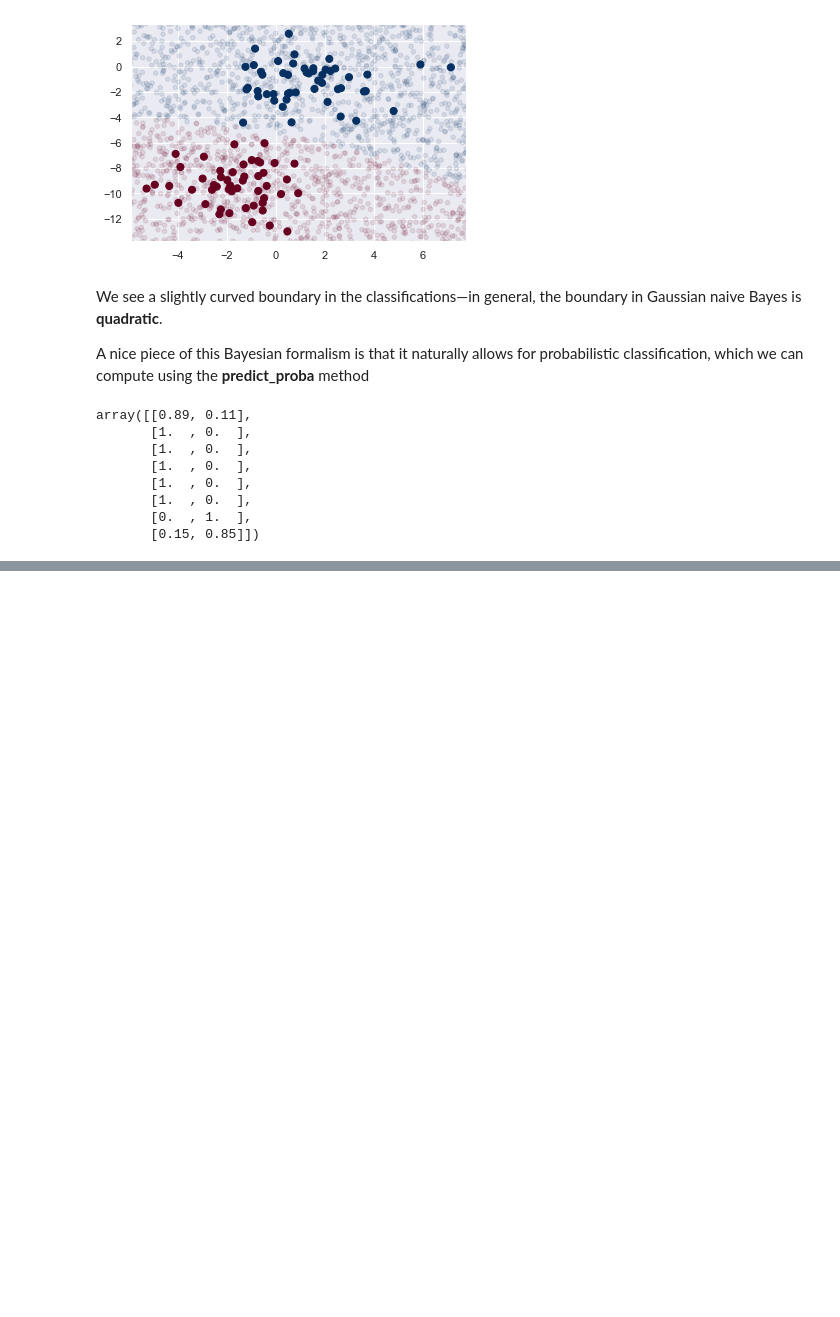
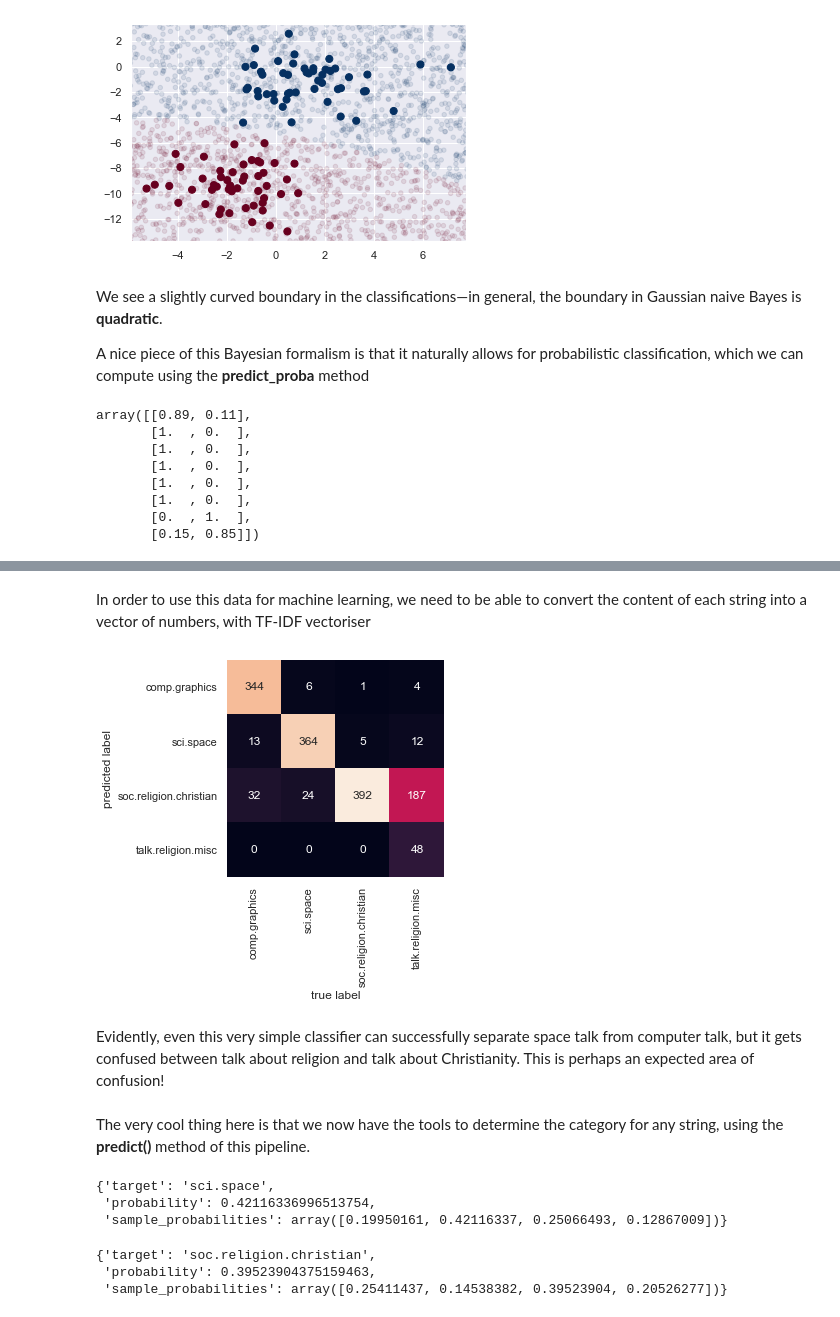
Before and after one commit to hanchiang/python-data-science-handbook, a Jupyter notebook: 5-machine-learning/5-machine-learning.ipynb, the cells around one changed output, grey strips where cells are left out. Drawn from its saved outputs; the diff is of its cells as text; code cells hidden in the pictures; blank space fills up the shorter version.

Commit message:
Multinomial naive bayes

```diff
--- a/5-machine-learning/5-machine-learning.ipynb
+++ b/5-machine-learning/5-machine-learning.ipynb
@@ -1115,0 +1161,4 @@ The columns give the posterior probabilities of the first and second label, resp
+# %%
+categories = ['talk.religion.misc', 'soc.religion.christian', 'sci.space', 'comp.graphics']
+train = fetch_20newsgroups(subset='train', categories=categories)
+test = fetch_20newsgroups(subset='test', categories=categories)
@@ -1115,0 +1185,28 @@ The columns give the posterior probabilities of the first and second label, resp
+# %% [markdown]
+In order to use this data for machine learning, we need to be able to convert the content of each string into a vector of numbers, with TF-IDF vectoriser
+# %%
+from sklearn.feature_extraction.text import TfidfVectorizer
+from sklearn.naive_bayes import MultinomialNB
+from sklearn.pipeline import make_pipeline
+
+model = make_pipeline(TfidfVectorizer(), MultinomialNB())
+# %%
+# apply the model to the training data, and predict labels for the test data:
+model.fit(train.data, train.target)
+labels = model.predict(test.data)
+# %%
+# evaluate the labels
+from sklearn.metrics import confusion_matrix
+
+mat = confusion_matrix(test.target, labels)
+sns.heatmap(mat.T, square=True, annot=True, fmt='d', cbar=False,
+xticklabels=train.target_names, yticklabels=train.target_names)
+plt.xlabel('true label')
+plt.ylabel('predicted label');
+# %% [output]
+[figure, added]
+# %% [markdown]
+Evidently, even this very simple classifier can successfully separate space talk from
+computer talk, but it gets confused between talk about religion and talk about Christianity. This is perhaps an expected area of confusion!
+# %% [markdown]
+The very cool thing here is that we now have the tools to determine the category for any string, using the **predict()** method of this pipeline.
@@ -1115,0 +1222,12 @@ The columns give the posterior probabilities of the first and second label, resp
+# %%
+predict_category('sending a payload to the ISS')
+# %% [output]
+{'target': 'sci.space',
+ 'probability': 0.42116336996513754,
+ 'sample_probabilities': array([0.19950161, 0.42116337, 0.25066493, 0.12867009])}
+# %%
+predict_category('discussing islam vs atheism')
+# %% [output]
+{'target': 'soc.religion.christian',
+ 'probability': 0.39523904375159463,
+ 'sample_probabilities': array([0.25411437, 0.14538382, 0.39523904, 0.20526277])}
```
Also changed, not shown: parts of 15 cells of this notebook.
